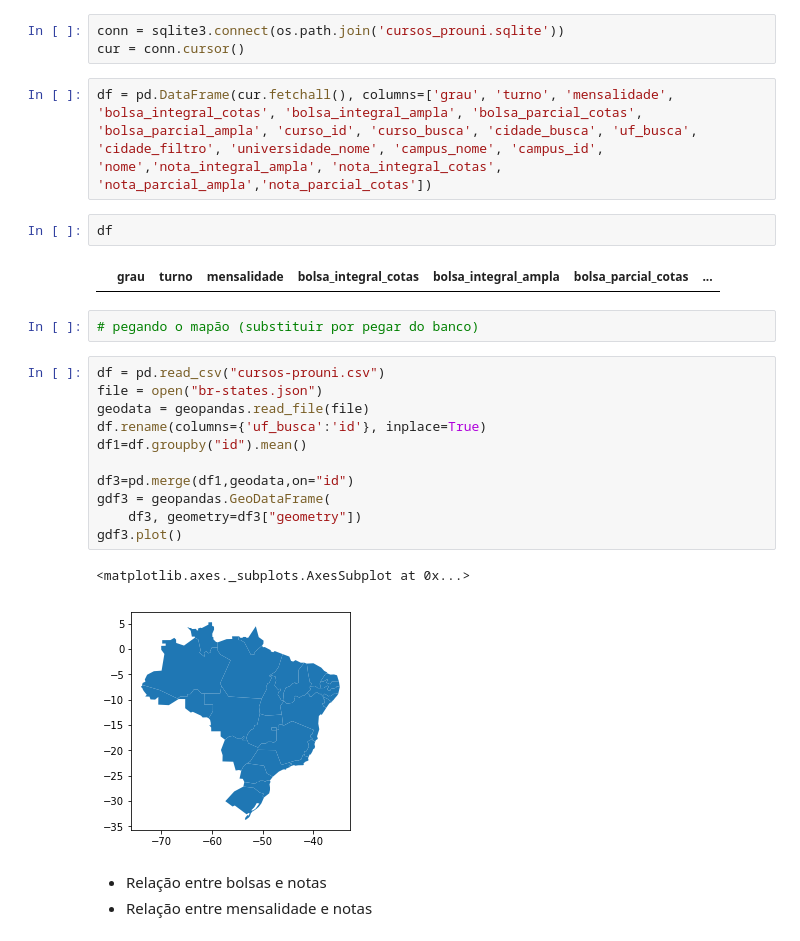
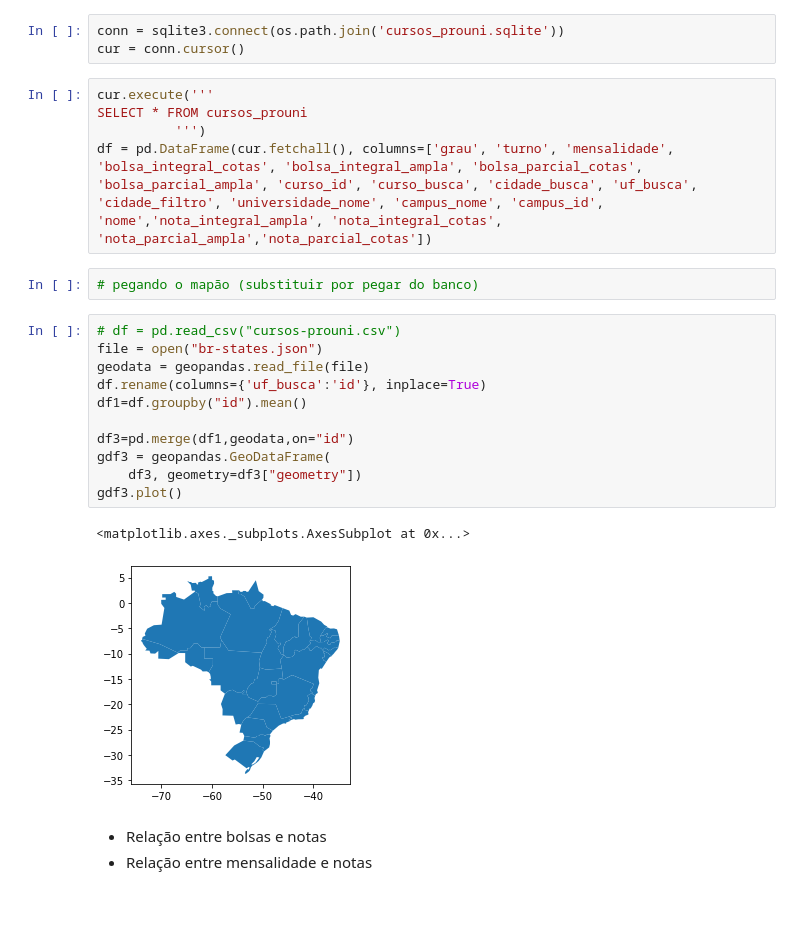
Before and after one commit to LucasTreuke/a2BancoDeDados, a Jupyter notebook: 01esse.ipynb, the cells around one changed output. Saved outputs shown, nothing was run; the diff lists cells and outputs as text; blank space fills up the shorter version.

```diff
--- a/01esse.ipynb
+++ b/01esse.ipynb
@@ -18,27 +18,26 @@ import sqlite3
 conn = sqlite3.connect(os.path.join('cursos_prouni.sqlite'))
 cur = conn.cursor()
 # %%
+cur.execute('''
+SELECT * FROM cursos_prouni
+          ''')
 df = pd.DataFrame(cur.fetchall(), columns=['grau', 'turno', 'mensalidade', 'bolsa_integral_cotas', 'bolsa_integral_ampla', 'bolsa_parcial_cotas', 'bolsa_parcial_ampla', 'curso_id', 'curso_busca', 'cidade_busca', 'uf_busca', 'cidade_filtro', 'universidade_nome', 'campus_nome', 'campus_id', 'nome','nota_integral_ampla', 'nota_integral_cotas', 'nota_parcial_ampla','nota_parcial_cotas'])
-# %%
-df
-# %% [output]
-|  | grau | turno | mensalidade | bolsa_integral_cotas | bolsa_integral_ampla | bolsa_parcial_cotas | ... |
 # %%
 # pegando o mapão (substituir por pegar do banco)
 # %%
-df = pd.read_csv("cursos-prouni.csv")
+# df = pd.read_csv("cursos-prouni.csv")
 file = open("br-states.json")
 geodata = geopandas.read_file(file)
 df.rename(columns={'uf_busca':'id'}, inplace=True)
 df1=df.groupby("id").mean()
 
 df3=pd.merge(df1,geodata,on="id")
 gdf3 = geopandas.GeoDataFrame(
     df3, geometry=df3["geometry"])
 gdf3.plot()
 # %% [output]
 <matplotlib.axes._subplots.AxesSubplot at 0x...>
-[figure, old version]
+[figure, new version]
 # %% [markdown]
  - Relação entre bolsas e notas
  - Relação entre mensalidade e notas
```
Also changed, not shown: parts of 2 cells of this notebook, 2 other files.
